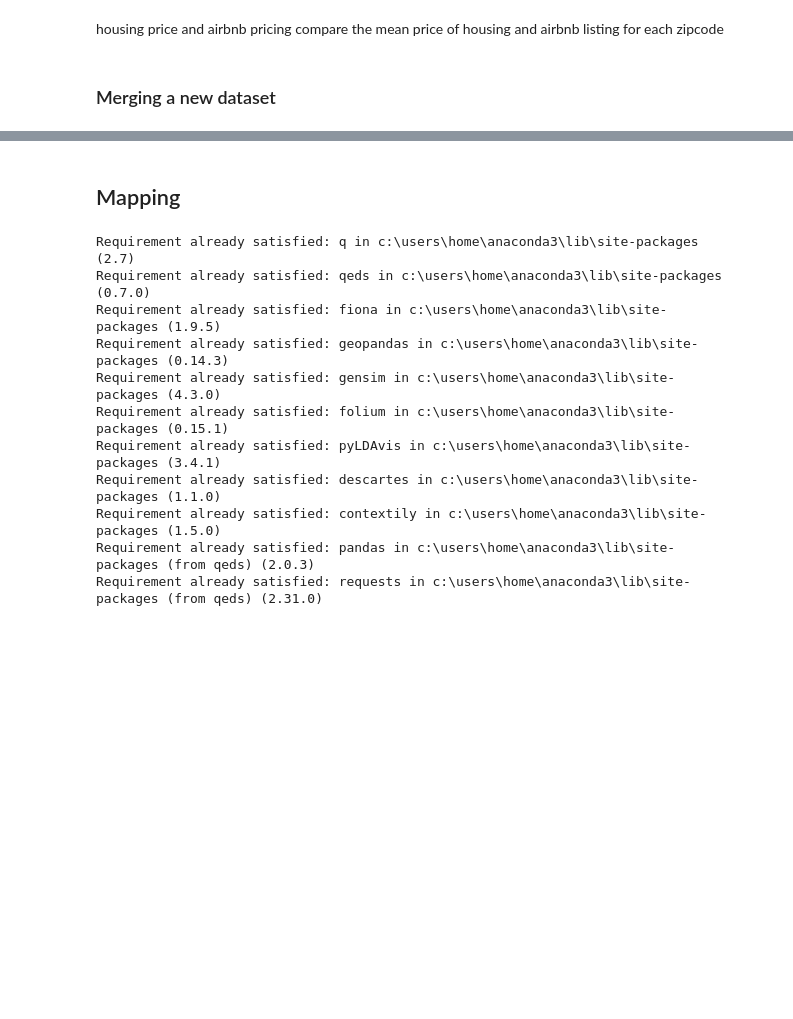
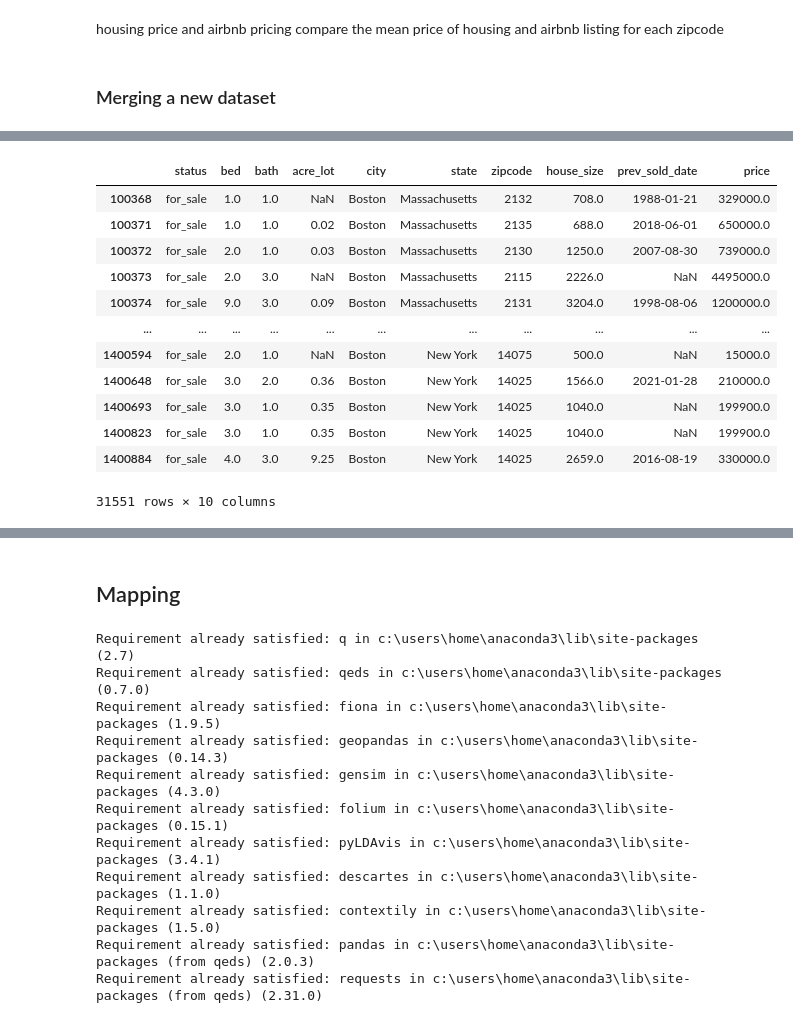
Before and after one commit to ECO225-W2024/project-one-code-32record, a Jupyter notebook: Project1 notebook.ipynb, the cells around one changed output, grey strips where cells are left out. Saved outputs shown, nothing was run; the diff lists cells and outputs as text; code cells hidden in the pictures; blank space fills up the shorter version.

```diff
--- a/Project1 notebook.ipynb
+++ b/Project1 notebook.ipynb
@@ -366,0 +355,3 @@ print(merged_df.head())
+# %%
+#change the column name zip_code to zipcode so we can merge on the column
+df_realtor.rename(columns={'zip_code': 'zipcode'}, inplace=True)
@@ -366,0 +374,19 @@ print(merged_df.head())
+# %%
+# Filter df_realtor to include only rows where 'city' is 'Boston'
+df_realtor_boston = df_realtor[df_realtor['city'] == 'Boston']
+
+df_realtor_boston
+# %% [output]
+|  | status | bed | bath | acre_lot | city | state | zipcode | house_size | prev_sold_date | price |
+| 100368 | for_sale | 1.0 | 1.0 | NaN | Boston | Massachusetts | 2132 | 708.0 | 1988-01-21 | 329000.0 |
+| 100371 | for_sale | 1.0 | 1.0 | 0.02 | Boston | Massachusetts | 2135 | 688.0 | 2018-06-01 | 650000.0 |
+| 100372 | for_sale | 2.0 | 1.0 | 0.03 | Boston | Massachusetts | 2130 | 1250.0 | 2007-08-30 | 739000.0 |
+| 100373 | for_sale | 2.0 | 3.0 | NaN | Boston | Massachusetts | 2115 | 2226.0 | NaN | 4495000.0 |
+| 100374 | for_sale | 9.0 | 3.0 | 0.09 | Boston | Massachusetts | 2131 | 3204.0 | 1998-08-06 | 1200000.0 |
+| ... | ... | ... | ... | ... | ... | ... | ... | ... | ... | ... |
+| 1400594 | for_sale | 2.0 | 1.0 | NaN | Boston | New York | 14075 | 500.0 | NaN | 15000.0 |
+| 1400648 | for_sale | 3.0 | 2.0 | 0.36 | Boston | New York | 14025 | 1566.0 | 2021-01-28 | 210000.0 |
+| 1400693 | for_sale | 3.0 | 1.0 | 0.35 | Boston | New York | 14025 | 1040.0 | NaN | 199900.0 |
+| 1400823 | for_sale | 3.0 | 1.0 | 0.35 | Boston | New York | 14025 | 1040.0 | NaN | 199900.0 |
+| 1400884 | for_sale | 4.0 | 3.0 | 9.25 | Boston | New York | 14025 | 2659.0 | 2016-08-19 | 330000.0 |
+31551 rows × 10 columns
```
Also changed, not shown: parts of 13 cells of this notebook.
